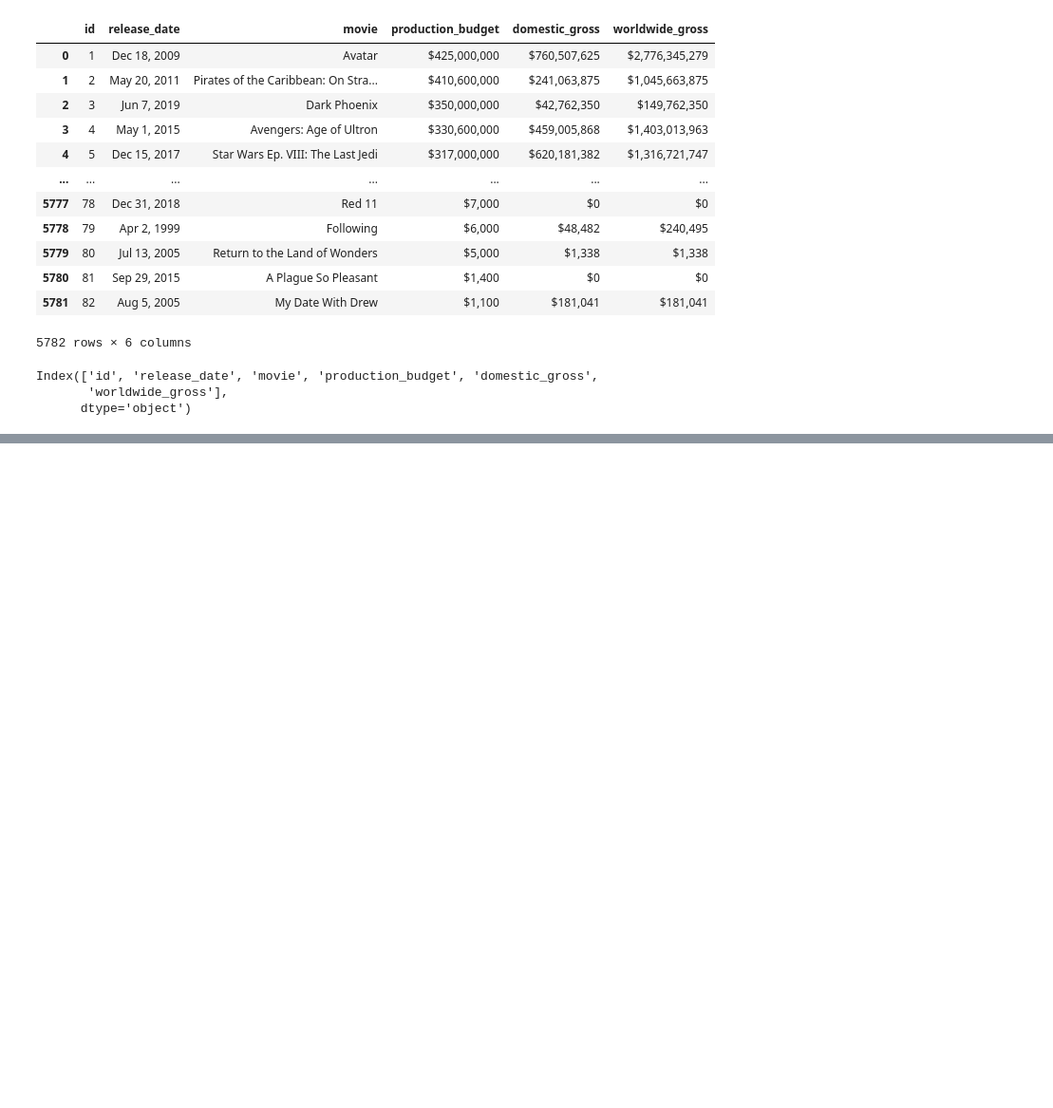
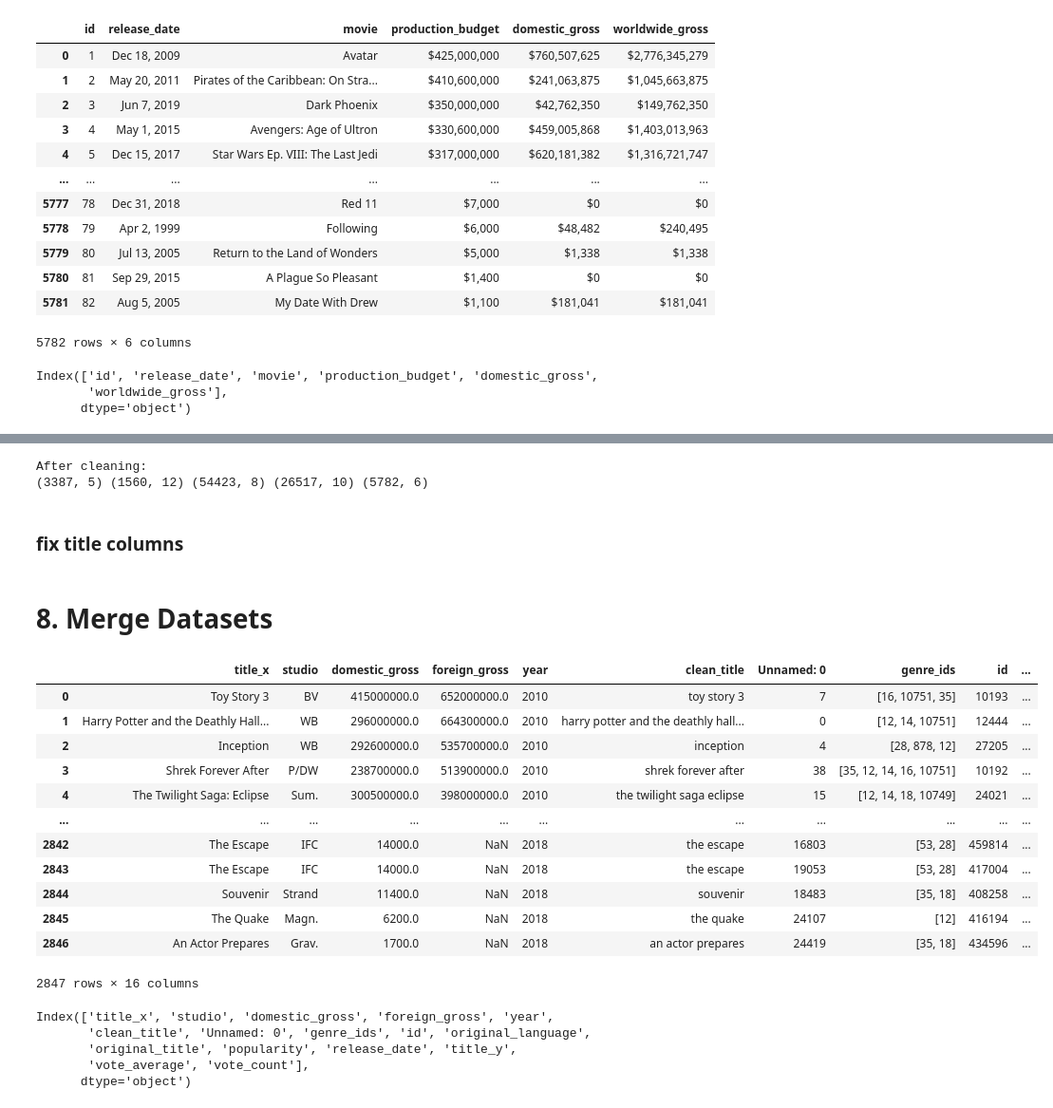
Before and after one commit to Davies125/movie-analysis-project, a Jupyter notebook: movie_analysis.ipynb, the cells around one changed output, grey strips where cells are left out. Shown at 95% size. Cells and saved outputs as stored; diff of their text form; code cells hidden in the pictures; blank space fills up the shorter version.

```diff
--- a/movie_analysis.ipynb
+++ b/movie_analysis.ipynb
@@ -271,0 +159,6 @@ df_df2 = df.merge(df2, left_on='id', right_on='id', how='inner')
+# %%
+df.drop_duplicates(inplace=True)
+df1.drop_duplicates(inplace=True)
+df2.drop_duplicates(inplace=True)
+df3.drop_duplicates(inplace=True)
+df4.drop_duplicates(inplace=True)
@@ -271,0 +168,6 @@ df_df2 = df.merge(df2, left_on='id', right_on='id', how='inner')
+# %%
+df['domestic_gross'] = pd.to_numeric(df['domestic_gross'], errors='coerce')
+df['foreign_gross'] = pd.to_numeric(df['foreign_gross'], errors='coerce')
+df4['production_budget'] = df4['production_budget'].replace('[\\$,]', '', regex=True).astype(float)
+df4['domestic_gross'] = df4['domestic_gross'].replace('[\\$,]', '', regex=True).astype(float)
+df4['worldwide_gross'] = df4['worldwide_gross'].replace('[\\$,]', '', regex=True).astype(float)
@@ -271,0 +180,51 @@ df_df2 = df.merge(df2, left_on='id', right_on='id', how='inner')
+# %%
+print("After cleaning:")
+print(df.shape, df1.shape, df2.shape, df3.shape, df4.shape)
+# %% [output]
+After cleaning:
+(3387, 5) (1560, 12) (54423, 8) (26517, 10) (5782, 6)
+# %% [markdown]
+### fix title columns
+# %%
+import pandas as pd
+import re
+
+def clean_title(title):
+    if pd.isnull(title):
+        return ""
+    title = title.lower()  # lowercase
+    title = title.strip()  # remove leading/trailing spaces
+    title = re.sub(r'\s+', ' ', title)  # normalize multiple spaces
+    title = re.sub(r'[^a-z0-9 ]', '', title)  # remove punctuation and special chars
+    return title
+# %%
+df['clean_title'] = df['title'].apply(clean_title)
+df4['clean_title'] = df4['movie'].apply(clean_title)
+df3['clean_title'] = df3['title'].apply(clean_title)
+# %% [markdown]
+# 8. Merge Datasets
+# %%
+df_merged = df.merge(df3, on='clean_title', how="inner")
+df_merged
+# %% [output]
+|  | title_x | studio | domestic_gross | foreign_gross | year | clean_title | Unnamed: 0 | genre_ids | id | ... |
+| 0 | Toy Story 3 | BV | 415000000.0 | 652000000.0 | 2010 | toy story 3 | 7 | [16, 10751, 35] | 10193 | ... |
+| 1 | Harry Potter and the Deathly Hall... | WB | 296000000.0 | 664300000.0 | 2010 | harry potter and the deathly hall... | 0 | [12, 14, 10751] | 12444 | ... |
+| 2 | Inception | WB | 292600000.0 | 535700000.0 | 2010 | inception | 4 | [28, 878, 12] | 27205 | ... |
+| 3 | Shrek Forever After | P/DW | 238700000.0 | 513900000.0 | 2010 | shrek forever after | 38 | [35, 12, 14, 16, 10751] | 10192 | ... |
+| 4 | The Twilight Saga: Eclipse | Sum. | 300500000.0 | 398000000.0 | 2010 | the twilight saga eclipse | 15 | [12, 14, 18, 10749] | 24021 | ... |
+| ... | ... | ... | ... | ... | ... | ... | ... | ... | ... | ... |
+| 2842 | The Escape | IFC | 14000.0 | NaN | 2018 | the escape | 16803 | [53, 28] | 459814 | ... |
+| 2843 | The Escape | IFC | 14000.0 | NaN | 2018 | the escape | 19053 | [53, 28] | 417004 | ... |
+| 2844 | Souvenir | Strand | 11400.0 | NaN | 2018 | souvenir | 18483 | [35, 18] | 408258 | ... |
+| 2845 | The Quake | Magn. | 6200.0 | NaN | 2018 | the quake | 24107 | [12] | 416194 | ... |
+| 2846 | An Actor Prepares | Grav. | 1700.0 | NaN | 2018 | an actor prepares | 24419 | [35, 18] | 434596 | ... |
+2847 rows × 16 columns
+# %%
+df_merged.columns
+# %% [output]
+Index(['title_x', 'studio', 'domestic_gross', 'foreign_gross', 'year',
+       'clean_title', 'Unnamed: 0', 'genre_ids', 'id', 'original_language',
+       'original_title', 'popularity', 'release_date', 'title_y',
+       'vote_average', 'vote_count'],
+      dtype='object')
```
Also changed, not shown: parts of 48 cells of this notebook, 1 other file.
